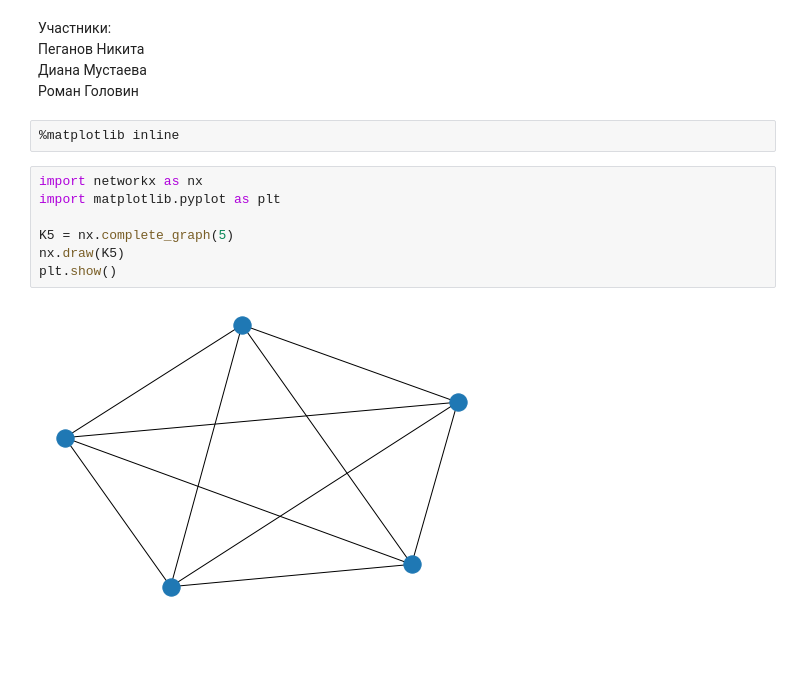
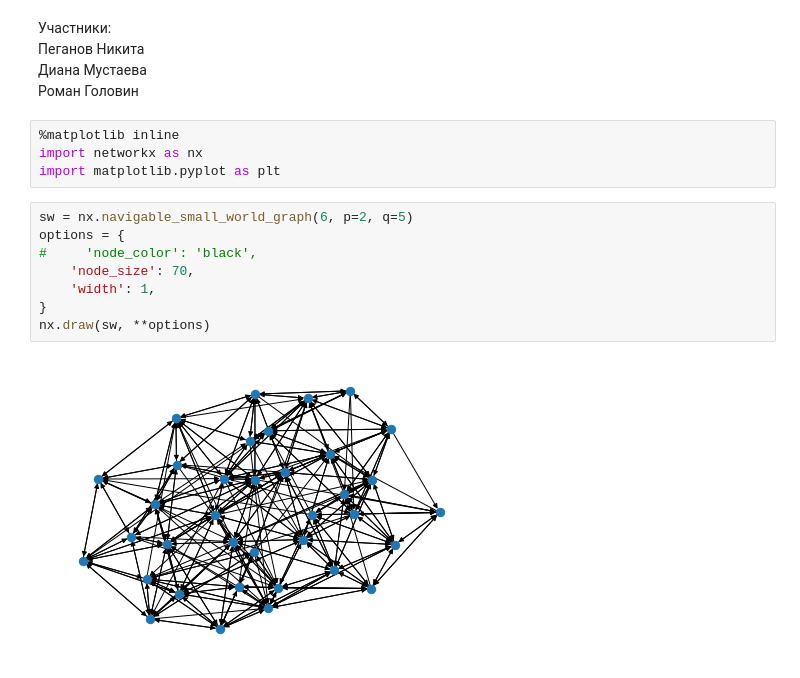
Before and after one commit to NikPeg/SmallWorldSynchronization, a Jupyter notebook: Синхронизация сетей тесного мира.ipynb, the cells around one changed output. Cells and saved outputs as stored; diff of their text form; blank space fills up the shorter version.

Commit message:
Add small-world generation

```diff
--- a/Синхронизация сетей тесного мира.ipynb
+++ b/Синхронизация сетей тесного мира.ipynb
@@ -7,12 +7,15 @@
     Роман Головин
 # %%
 %matplotlib inline
+import networkx as nx
+import matplotlib.pyplot as plt
-# %%
-import networkx as nx
-import matplotlib.pyplot as plt
-
-K5 = nx.complete_graph(5)
-nx.draw(K5)
-plt.show()
-# %% [output]
-[figure, removed]
+# %%
+sw = nx.navigable_small_world_graph(6, p=2, q=5)
+options = {
+#     'node_color': 'black',
+    'node_size': 70,
+    'width': 1,
+}
+nx.draw(sw, **options)
+# %% [output]
+[figure, added]
```
Also changed, not shown: 12 other files.
